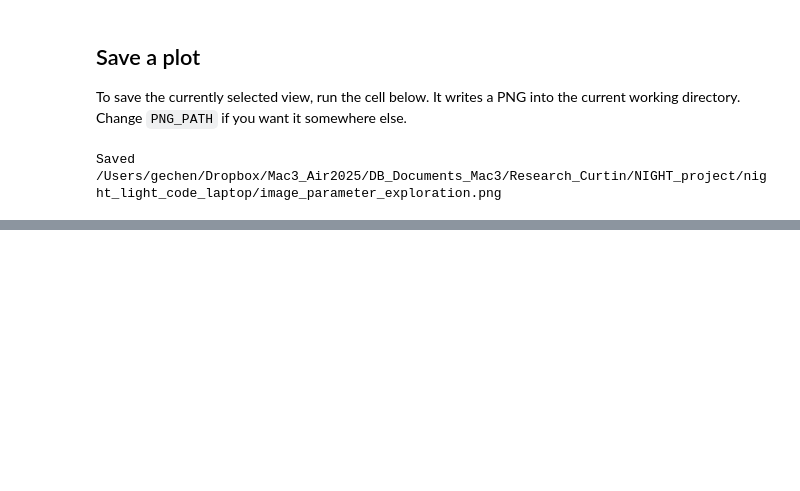
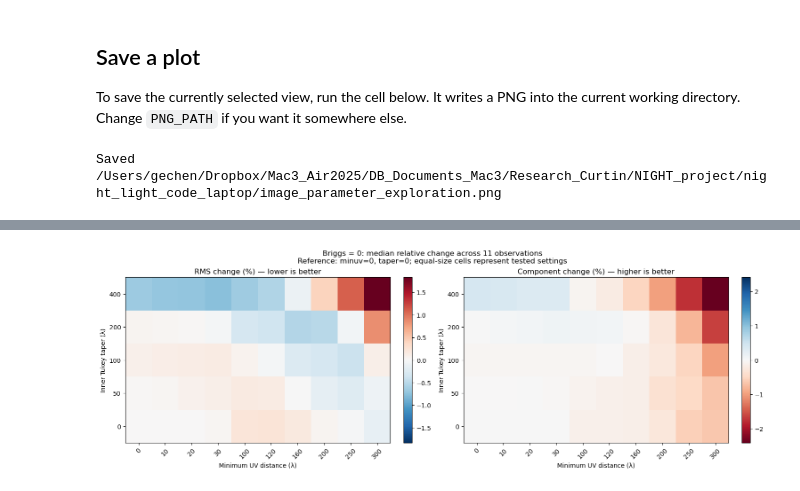
Before and after one commit to cgcg10086/night_light_code_laptop, a Jupyter notebook: explore_image_params.ipynb, the cells around one changed output, grey strips where cells are left out. Saved outputs shown, nothing was run; the diff lists cells and outputs as text; code cells hidden in the pictures; blank space fills up the shorter version.

```diff
--- a/explore_image_params.ipynb
+++ b/explore_image_params.ipynb
@@ -178,0 +349,75 @@ Saved /Users/gechen/Dropbox/Mac3_Air2025/DB_Documents_Mac3/Research_Curtin/NIGHT
+# %%
+# Briggs = 0: compare each observation with its own no-cut/no-taper result.
+data = results[np.isclose(results["robust"], 0)].copy()
+keys = ["obsnum", "minuv", "tukey"]
+
+if data.duplicated(keys).any():
+    raise ValueError("Duplicate parameter combinations: check the input CSV.")
+
+reference = data[
+    np.isclose(data["minuv"], 0) & np.isclose(data["tukey"], 0)
+][["obsnum", "rms_mjy_beam", "n_components_flags0"]].rename(columns={
+    "rms_mjy_beam": "reference_rms",
+    "n_components_flags0": "reference_count",
+})
+
+if reference["obsnum"].nunique() != data["obsnum"].nunique():
+    raise ValueError("Some observations lack the minuv=0, taper=0 reference.")
+
+data = data.merge(reference, on="obsnum", validate="many_to_one")
+data["rms_change_pct"] = 100 * (
+    data["rms_mjy_beam"] / data["reference_rms"] - 1
+)
+data["count_change_pct"] = 100 * (
+    data["n_components_flags0"] / data["reference_count"] - 1
+)
+
+summary = data.groupby(["minuv", "tukey"]).agg(
+    rms_change_pct=("rms_change_pct", "median"),
+    count_change_pct=("count_change_pct", "median"),
+    n_rms=("rms_change_pct", "count"),
+    n_count=("count_change_pct", "count"),
+).reset_index()
+
+# Compare the same set of observations in every displayed cell.
+n_obs = data["obsnum"].nunique()
+summary = summary[
+    (summary["n_rms"] == n_obs) & (summary["n_count"] == n_obs)
+].copy()
+
+plot_dir = CSV_PATH.parent / "briggs_0_uvmin_taper"
+plot_dir.mkdir(parents=True, exist_ok=True)
+summary.to_csv(plot_dir / "combined_relative_results.csv", index=False)
+
+fig, axes = plt.subplots(1, 2, figsize=(15, 5), constrained_layout=True)
+
+for ax, metric, title, cmap in [
+    (axes[0], "rms_change_pct", "RMS change (%) — lower is better", "RdBu_r"),
+    (axes[1], "count_change_pct", "Component change (%) — higher is better", "RdBu"),
+]:
+    table = summary.pivot(index="tukey", columns="minuv", values=metric)
+    table = table.sort_index().sort_index(axis=1)
+
+    limit = max(np.nanmax(np.abs(table.to_numpy())), 0.01)
+    im = ax.imshow(
+        table.to_numpy(), origin="lower", aspect="auto",
+        interpolation="nearest", cmap=cmap, vmin=-limit, vmax=limit,
+    )
+
+    ax.set_xticks(range(len(table.columns)))
+    ax.set_xticklabels([f"{x:g}" for x in table.columns], rotation=45)
+    ax.set_yticks(range(len(table.index)))
+    ax.set_yticklabels([f"{x:g}" for x in table.index])
+    ax.set_xlabel("Minimum UV distance (λ)")
+    ax.set_ylabel("Inner Tukey taper (λ)")
+    ax.set_title(title)
+    fig.colorbar(im, ax=ax)
+
+fig.suptitle(
+    f"Briggs = 0: median relative change across {n_obs} observations\n"
+    "Reference: minuv=0, taper=0; equal-size cells represent tested settings"
+)
+fig.savefig(plot_dir / "combined_relative_heatmaps.png", dpi=200)
+plt.show()
+# %% [output]
+[figure, added]
```
Also changed, not shown: parts of 6 cells of this notebook.
